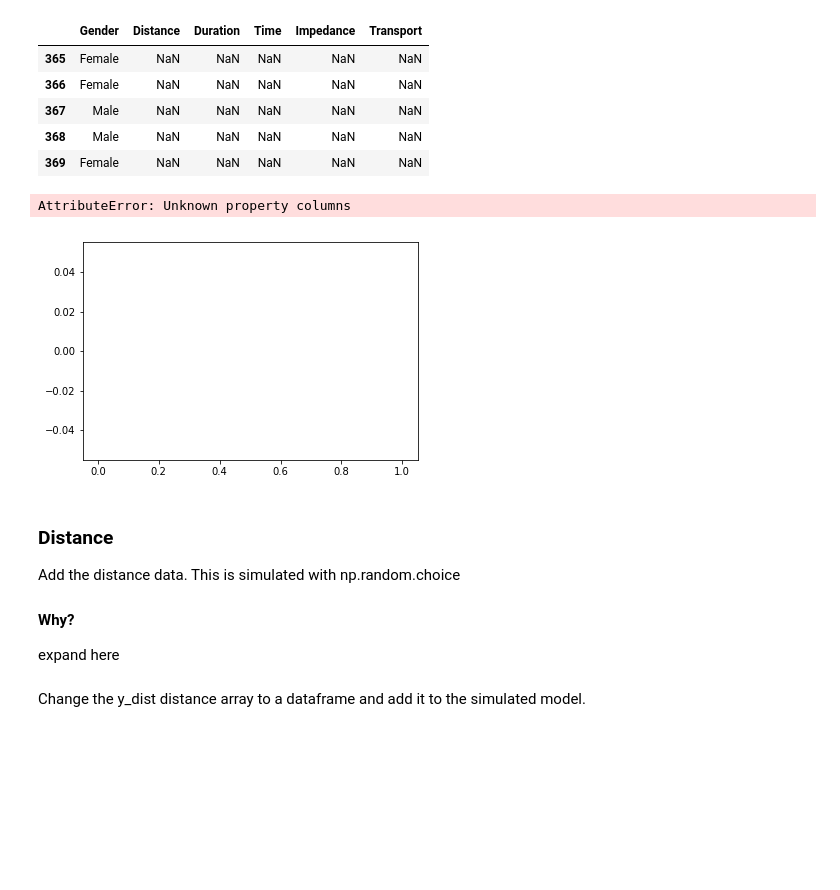
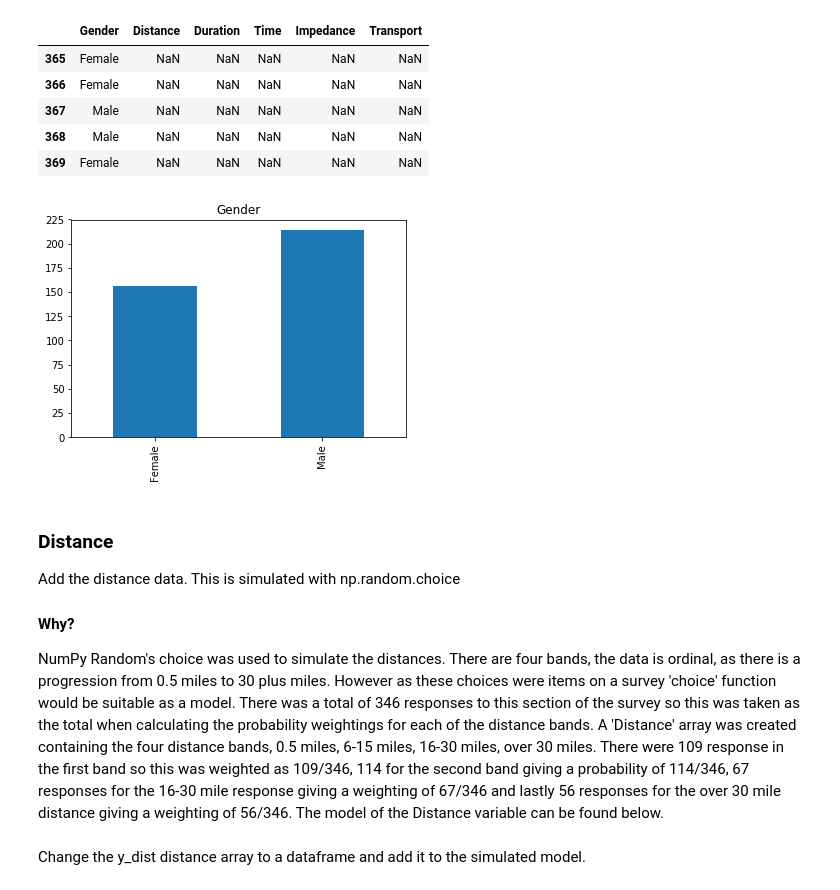
Before and after one commit to Osheah/commute-stress, a Jupyter notebook: commute-stress.ipynb, the cells around one changed output. Cells and saved outputs as stored; diff of their text form; code cells hidden in the pictures; blank space fills up the shorter version.

Commit message:
added some histograms and model reasoning

```diff
--- a/commute-stress.ipynb
+++ b/commute-stress.ipynb
@@ -162,15 +201,21 @@ df.tail()
 | 367 | Male | NaN | NaN | NaN | NaN | NaN |
 | 368 | Male | NaN | NaN | NaN | NaN | NaN |
 | 369 | Female | NaN | NaN | NaN | NaN | NaN |
-# %%
-df.plot.hist(y_gen, columns=['Gender'])
-# %% [output]
-AttributeError: Unknown property columns
-[figure, removed]
-# %% [markdown]
-### Distance
-Add the distance data.
-This is simulated with np.random.choice
-#### Why?
-expand here
+# %%
+# calculate the number of males and females
+gen_counts = Counter(df['Gender'])
+# create an indexed dataframe with the number of counts
+df_gen = pd.DataFrame.from_dict(gen_counts, orient='index')
+
+# plot the bar chart of the gender counts
+df_gen.plot(kind='bar', title='Gender', legend = False)
+plt.show()
+# %% [output]
+[figure, added]
+# %% [markdown]
+### Distance
+Add the distance data.
+This is simulated with np.random.choice
+#### Why?
+NumPy Random's choice was used to simulate the distances. There are four bands, the data is ordinal, as there is a progression from 0.5 miles to 30 plus miles. However as these choices were items on a survey 'choice' function would be suitable as a model. There was a total of 346 responses to this section of the survey so this was taken as the total when calculating the probability weightings for each of the distance bands. A 'Distance' array was created containing the four distance bands, 0.5 miles, 6-15 miles, 16-30 miles, over 30 miles. There were 109 response in the first band so this was weighted as 109/346, 114 for the second band giving a probability of 114/346, 67 responses for the 16-30 mile response giving a weighting of 67/346 and lastly 56 responses for the over 30 mile distance giving a weighting of 56/346.  The model of the Distance variable can be found below.
 # %%
```
Also changed, not shown: parts of 44 cells of this notebook, 3 other files.
